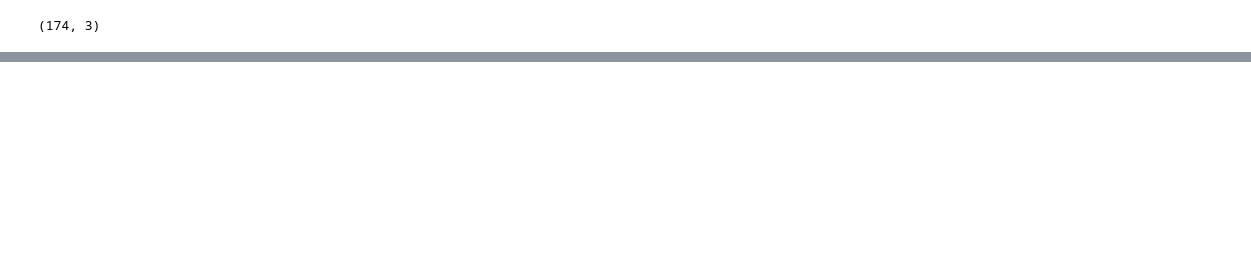
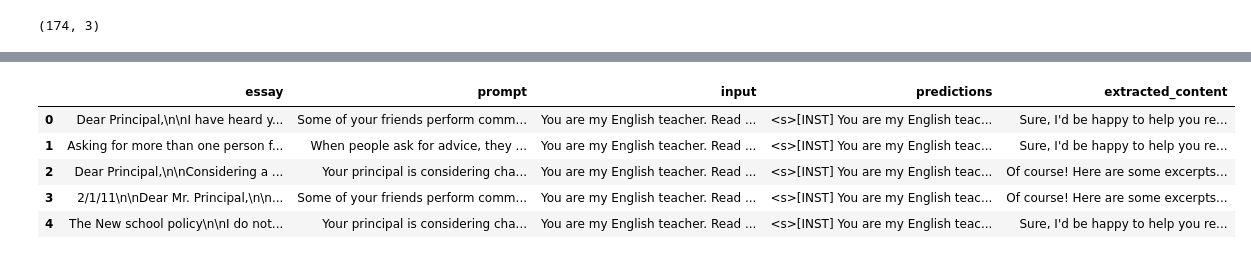
Before and after one commit to meixtan/mpf-edm, a Jupyter notebook: baseline.ipynb, the cells around one changed output, grey strips where cells are left out. Drawn from its saved outputs; the diff is of its cells as text; code cells hidden in the pictures; blank space fills up the shorter version.

```diff
--- a/baseline.ipynb
+++ b/baseline.ipynb
@@ -94,2 +115,53 @@ df['predictions'][0]
+# %%
+import re
+def extract_text_after_tag(text, tag='[/INST]'):
+    pattern = re.compile(f"{re.escape(tag)}(.*)", re.DOTALL)
+    match = pattern.search(text)
+    if match:
+        return match.group(1).strip()
+    return ""
+
+def extract_feedback_sections(text):
+    # Split the text by asterisks to separate sections
+    sections = text.split('*')[1:]  # Ignore the part before the first asterisk
+
+    result = []
+    for section in sections:
+        # Use regex to extract the text between * and ---
+        excerpt_match = re.search(r'"(.*?)"---', section, re.DOTALL)
+        excerpt = excerpt_match.group(1).strip() if excerpt_match else ''
+
+        # Extract the feedback text after --- and before \n
+        feedback_match = re.search(r'---(.*?)(\n|$)', section, re.DOTALL)
+        #feedback_match = re.search(r'---(.*)', section, re.DOTALL)
+        feedback = feedback_match.group(1).strip() if feedback_match else ''
+
+        if len(excerpt) > 0 and len(feedback) > 0:
+            result.append({'excerpt': excerpt, 'feedback': feedback})
+
+    return result
+
+def expand_pred_df(df, input_column):
+    new_rows = []
+    for idx, row in df.iterrows():
+        input_text = row[input_column]
+        sections = extract_feedback_sections(input_text)
+        for section in sections:
+            new_row = row.to_dict()
+            new_row['excerpt'] = section['excerpt']
+            new_row['feedback'] = section['feedback']
+            new_rows.append(new_row)
+
+    expanded_df = pd.DataFrame(new_rows)
+    return expanded_df
 # %%
 df['extracted_content'] = df['predictions'].apply(extract_text_after_tag)
+# %%
+df.head()
+# %% [output]
+|  | essay | prompt | input | predictions | extracted_content |
+| 0 | Dear Principal,\n\nI have heard y... | Some of your friends perform comm... | You are my English teacher. Read ... | <s>[INST] You are my English teac... | Sure, I'd be happy to help you re... |
+| 1 | Asking for more than one person f... | When people ask for advice, they ... | You are my English teacher. Read ... | <s>[INST] You are my English teac... | Sure, I'd be happy to help you re... |
+| 2 | Dear Principal,\n\nConsidering a ... | Your principal is considering cha... | You are my English teacher. Read ... | <s>[INST] You are my English teac... | Of course! Here are some excerpts... |
+| 3 | 2/1/11\n\nDear Mr. Principal,\n\n... | Some of your friends perform comm... | You are my English teacher. Read ... | <s>[INST] You are my English teac... | Of course! Here are some excerpts... |
+| 4 | The New school policy\n\nI do not... | Your principal is considering cha... | You are my English teacher. Read ... | <s>[INST] You are my English teac... | Sure, I'd be happy to help you re... |
```
Also changed, not shown: parts of 12 cells of this notebook, 4 other files.
